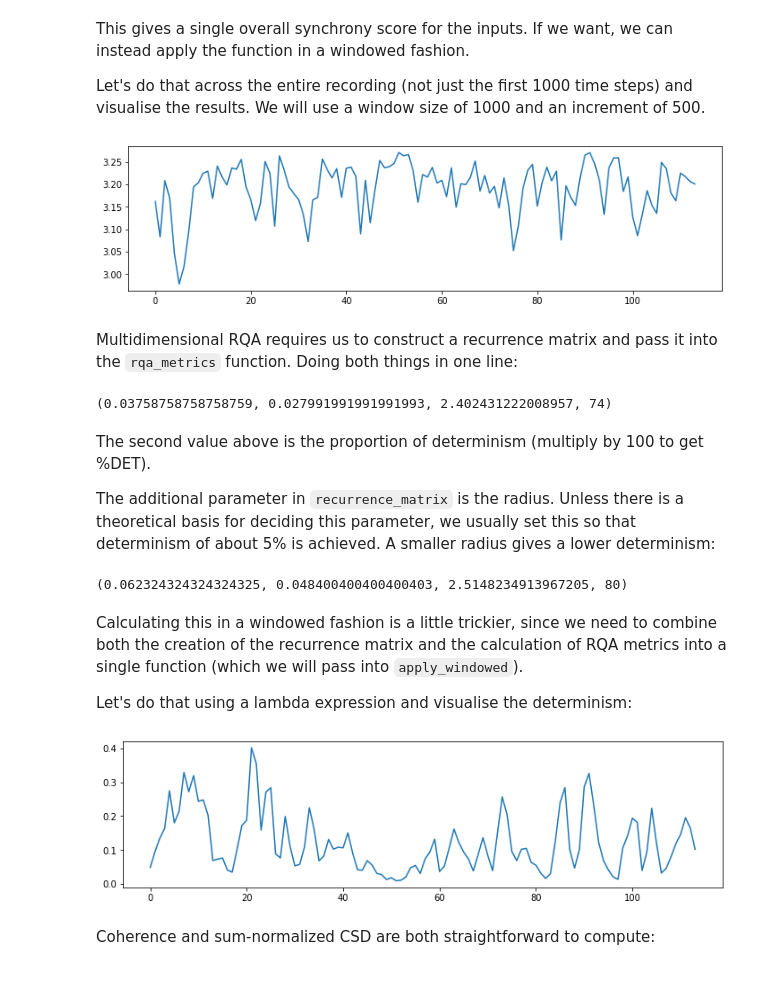
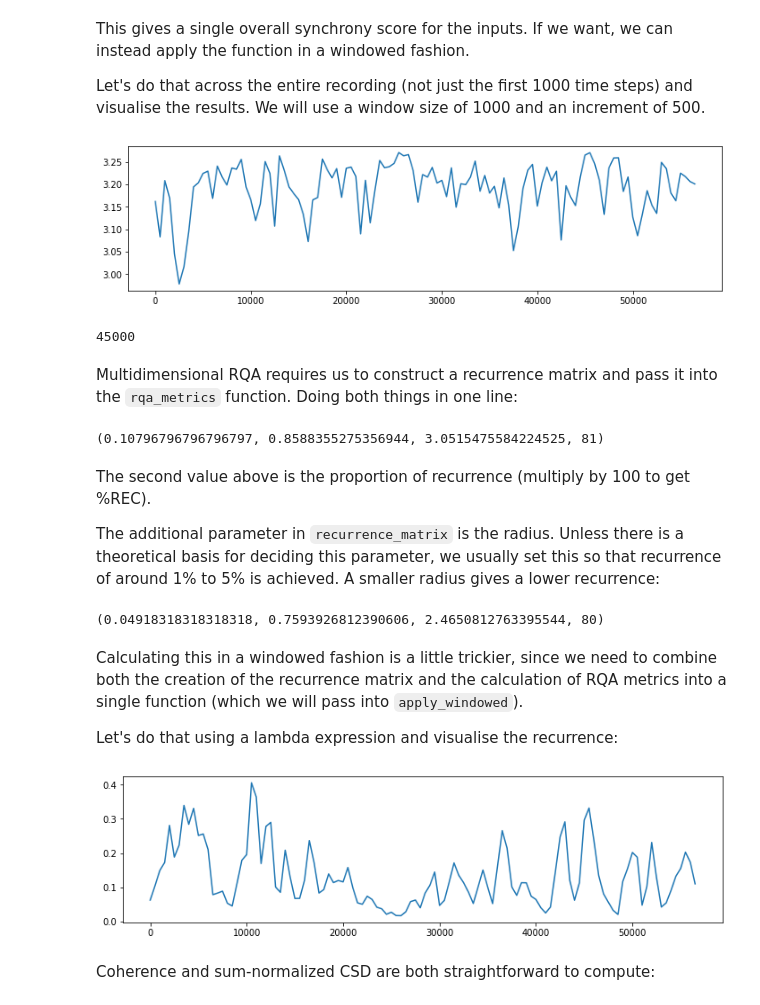
Before and after one commit to cslab-hub/multiSyncPy, a Jupyter notebook: Examples/Envision multiSyncPy demo updated data.ipynb, the cells around one changed output. Saved outputs shown, nothing was run; the diff lists cells and outputs as text; code cells hidden in the pictures.

Commit message:
Update to use recurrence rate

```diff
--- a/Examples/Envision multiSyncPy demo updated data.ipynb
+++ b/Examples/Envision multiSyncPy demo updated data.ipynb
@@ -15,7 +19,7 @@ import scipy.stats
 # %% [markdown]
 Now, let's load the files of the hand movement data and take a look at one in particular
 # %%
-files_folder = '../Downloads/envisionspeed_v2'
+files_folder = '/home/daniel/Downloads/envisionspeed_v2'
 
 movement_recordings = []
 
@@ -97,35 +101,41 @@ Let's do that across the entire recording (not just the first 1000 time steps) a
 # %%
 plt.plot(
     sm.apply_windowed(hand_movement_norms, sm.symbolic_entropy, 1000, 500)
 )
+plt.xticks(np.arange(0,120,step=20), np.arange(0,120,step=20)*500) ## To show the x axis in terms of video frame numbers rather than window numbers
 plt.gcf().set_size_inches(12,3)
 # %% [output]
-[figure, old version]
+[figure, new version]
+# %%
+30*60*25
+# %% [output]
+45000
 # %% [markdown]
 Multidimensional RQA requires us to construct a recurrence matrix and pass it into the `rqa_metrics` function. Doing both things in one line:
 # %%
-sm.rqa_metrics(sm.recurrence_matrix(norms_1000, 0.2))
+sm.rqa_metrics(sm.recurrence_matrix(norms_1000, 0.5))
 # %% [output]
-(0.03758758758758759, 0.027991991991991993, 2.402431222008957, 74)
+(0.10796796796796797, 0.8588355275356944, 3.0515475584224525, 81)
 # %% [markdown]
-The second value above is the proportion of determinism (multiply by 100 to get %DET).
+The second value above is the proportion of recurrence (multiply by 100 to get %REC).
 
-The additional parameter in `recurrence_matrix` is the radius. Unless there is a theoretical basis for deciding this parameter, we usually set this so that determinism of about 5% is achieved. A smaller radius gives a lower determinism:
+The additional parameter in `recurrence_matrix` is the radius. Unless there is a theoretical basis for deciding this parameter, we usually set this so that recurrence of around 1% to 5% is achieved. A smaller radius gives a lower recurrence:
 # %%
-sm.rqa_metrics(sm.recurrence_matrix(norms_1000, 0.3))
+sm.rqa_metrics(sm.recurrence_matrix(norms_1000, 0.25))
 # %% [output]
-(0.062324324324324325, 0.048400400400400403, 2.5148234913967205, 80)
+(0.04918318318318318, 0.7593926812390606, 2.4650812763395544, 80)
 # %% [markdown]
 Calculating this in a windowed fashion is a little trickier, since we need to combine both the creation of the recurrence matrix and the calculation of RQA metrics into a single function (which we will pass into `apply_windowed`).
 
-Let's do that using a lambda expression and visualise the determinism:
+Let's do that using a lambda expression and visualise the recurrence:
 # %%
 plt.plot(
-    sm.apply_windowed(hand_movement_norms, lambda x: sm.rqa_metrics(sm.recurrence_matrix(x, 0.3)), 1000, 500)[:,1]
+    sm.apply_windowed(hand_movement_norms, lambda x: sm.rqa_metrics(sm.recurrence_matrix(x, 0.3)), 1000, 500)[:,0]
 )
+plt.xticks(np.arange(0,120,step=20), np.arange(0,120,step=20)*500) ## To show the x axis in terms of video frame numbers rather than window numbers
 plt.gcf().set_size_inches(12,3)
 # %% [output]
-[figure, old version]
+[figure, new version]
 # %% [markdown]
 Coherence and sum-normalized CSD are both straightforward to compute:
 # %%
```
Also changed, not shown: parts of 8 cells of this notebook.
